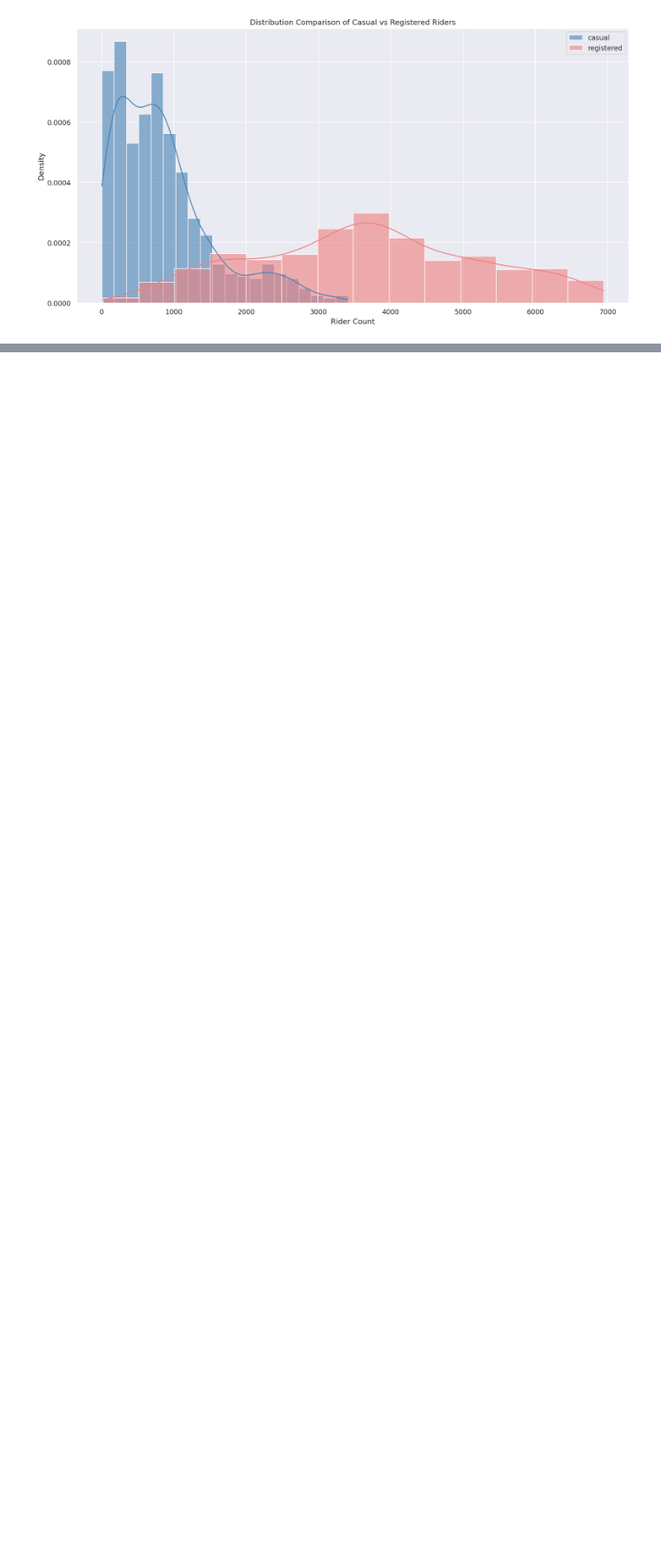
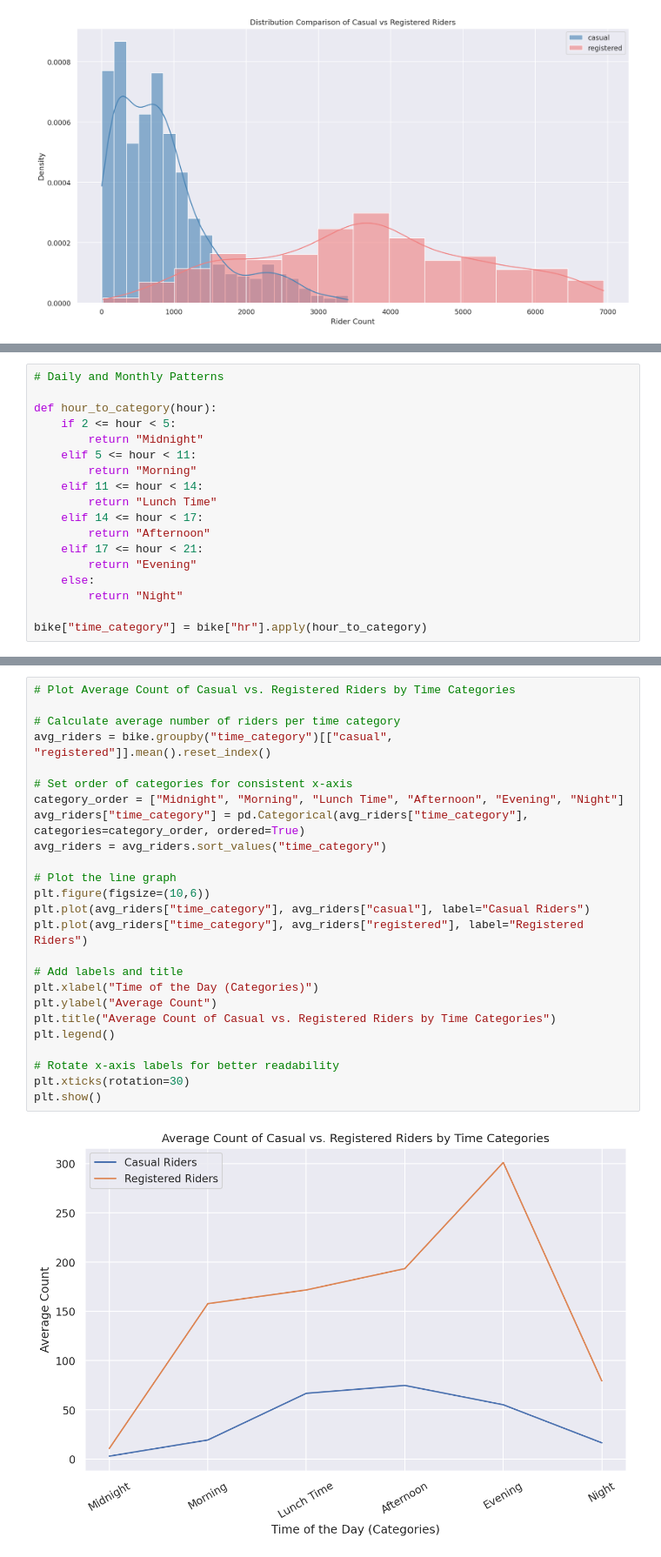
Before and after one commit to avahuu/dc_bikesharing, a Jupyter notebook: bikesharing.ipynb, the cells around one changed output, grey strips where cells are left out. Shown at 87% size. Drawn from its saved outputs; the diff is of its cells as text; blank space fills up the shorter version.

```diff
--- a/bikesharing.ipynb
+++ b/bikesharing.ipynb
@@ -99,0 +129,18 @@ plt.show()
+# %%
+# Daily and Monthly Patterns
+
+def hour_to_category(hour):
+    if 2 <= hour < 5:
+        return "Midnight"
+    elif 5 <= hour < 11:
+        return "Morning"
+    elif 11 <= hour < 14:
+        return "Lunch Time"
+    elif 14 <= hour < 17:
+        return "Afternoon"
+    elif 17 <= hour < 21:
+        return "Evening"
+    else:
+        return "Night"
+
+bike["time_category"] = bike["hr"].apply(hour_to_category)
@@ -99,0 +154,27 @@ plt.show()
+# %%
+# Plot Average Count of Casual vs. Registered Riders by Time Categories
+
+# Calculate average number of riders per time category
+avg_riders = bike.groupby("time_category")[["casual", "registered"]].mean().reset_index()
+
+# Set order of categories for consistent x-axis
+category_order = ["Midnight", "Morning", "Lunch Time", "Afternoon", "Evening", "Night"]
+avg_riders["time_category"] = pd.Categorical(avg_riders["time_category"], categories=category_order, ordered=True)
+avg_riders = avg_riders.sort_values("time_category")
+
+# Plot the line graph
+plt.figure(figsize=(10,6))
+plt.plot(avg_riders["time_category"], avg_riders["casual"], label="Casual Riders")
+plt.plot(avg_riders["time_category"], avg_riders["registered"], label="Registered Riders")
+
+# Add labels and title
+plt.xlabel("Time of the Day (Categories)")
+plt.ylabel("Average Count")
+plt.title("Average Count of Casual vs. Registered Riders by Time Categories")
+plt.legend()
+
+# Rotate x-axis labels for better readability
+plt.xticks(rotation=30)
+plt.show()
+# %% [output]
+[figure, added]
```
Also changed, not shown: parts of 8 cells of this notebook.
